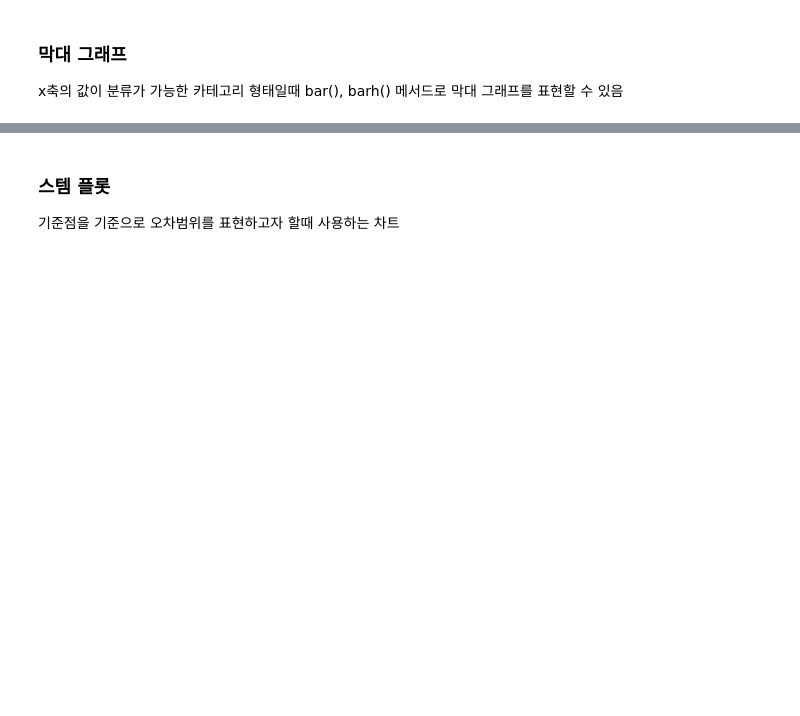
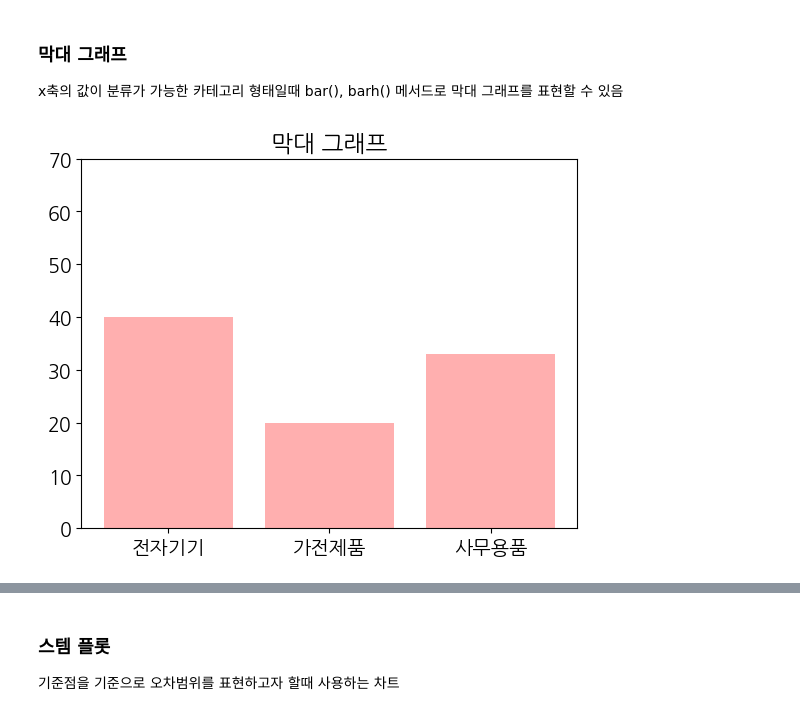
Before and after one commit to sw-lee-dev/python_20250203, a Jupyter notebook: h_visualize-data.ipynb, the cells around one changed output, grey strips where cells are left out. Drawn from its saved outputs; the diff is of its cells as text; code cells hidden in the pictures; blank space fills up the shorter version.

```diff
--- a/h_visualize-data.ipynb
+++ b/h_visualize-data.ipynb
@@ -184,3 +195,10 @@ plt.show()
 # %% [markdown]
 ### 막대 그래프
 x축의 값이 분류가 가능한 카테고리 형태일때 bar(), barh() 메서드로 막대 그래프를 표현할 수 있음
+# %%
+plt.title('막대 그래프')
+plt.bar(['전자기기', '가전제품', '사무용품'], [40, 20 ,33], color='#ff000050')
+plt.ylim(0, 70)
+plt.show()
+# %% [output]
+[figure, added]
```
Also changed, not shown: parts of 13 cells of this notebook.
